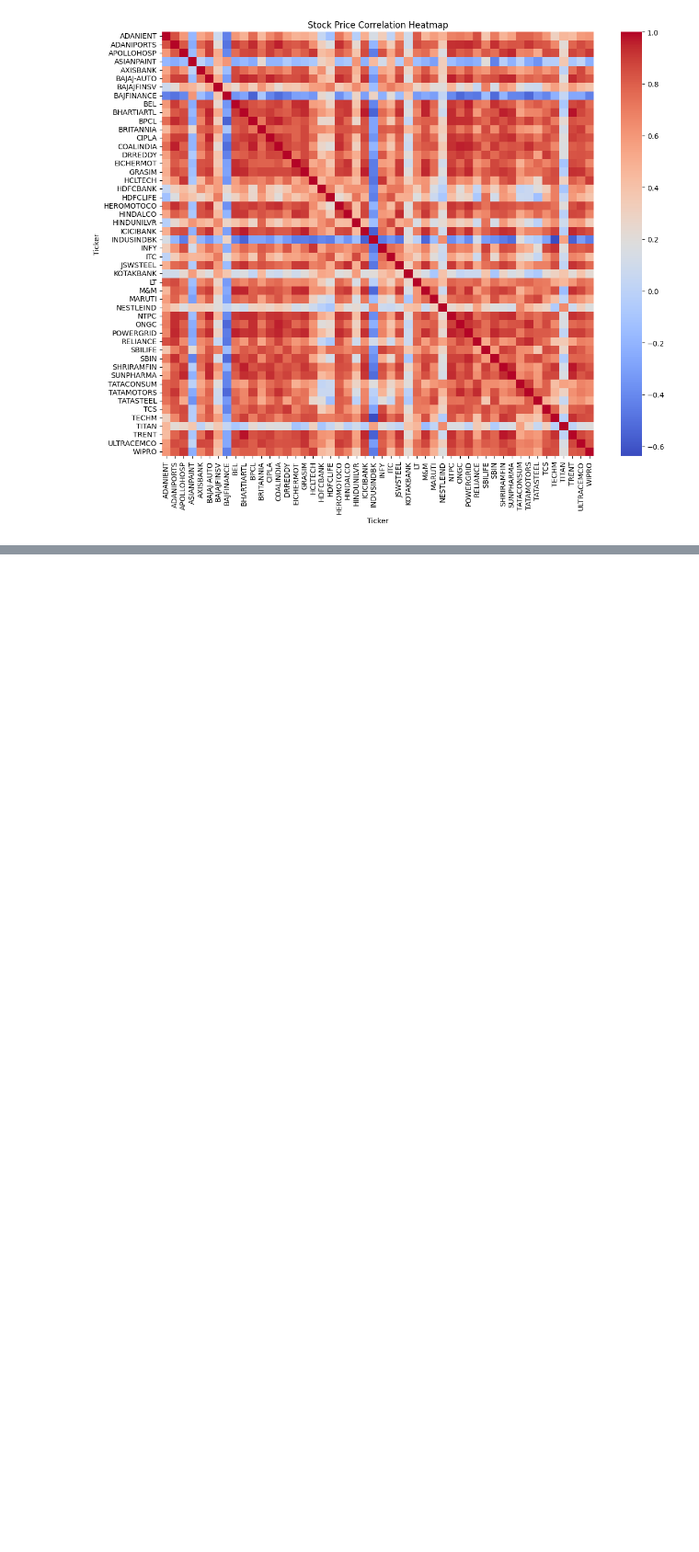
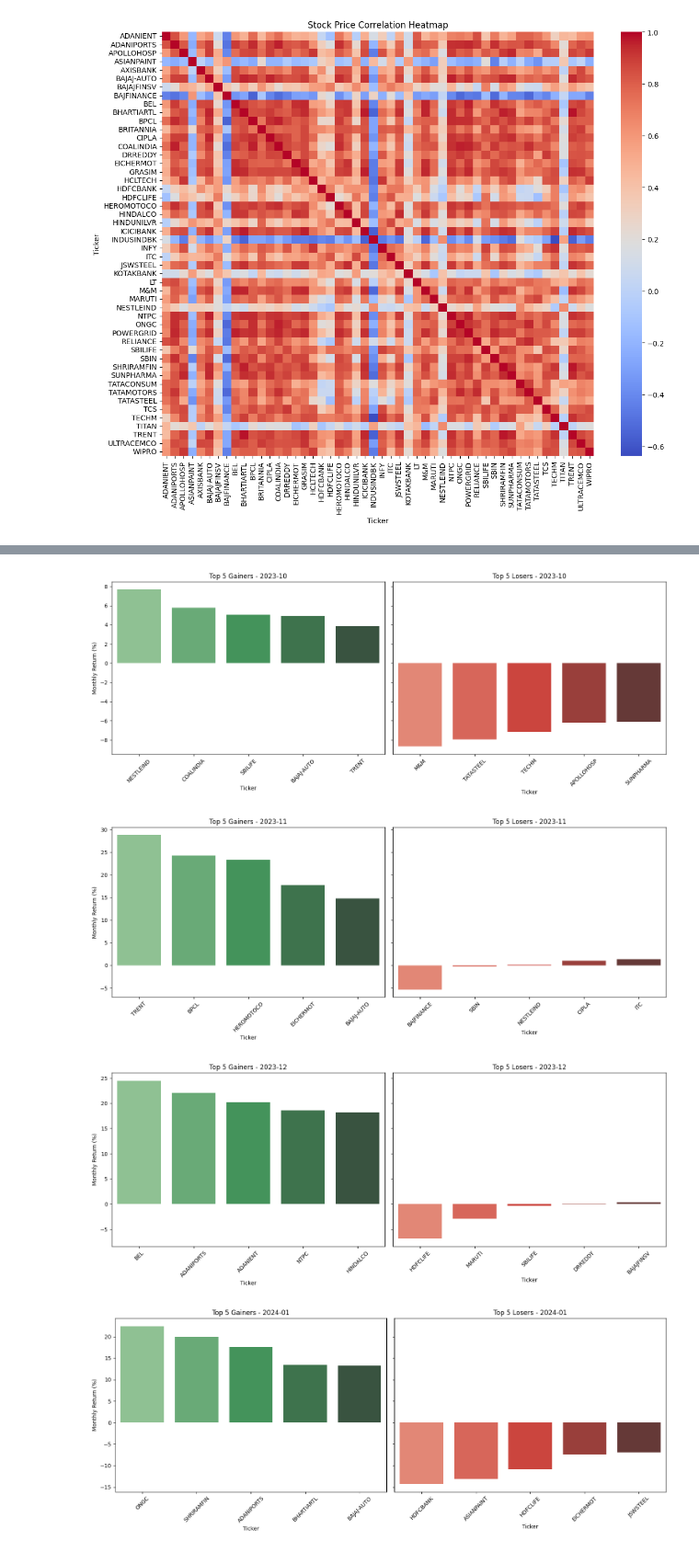
Before and after one commit to viswakimi/Data-Driven-Stock-Analysis, a Jupyter notebook: Stock_data_analysis.ipynb, the cells around one changed output, grey strips where cells are left out. Shown at 92% size. Drawn from its saved outputs; the diff is of its cells as text; code cells hidden in the pictures; blank space fills up the shorter version.

```diff
--- a/Stock_data_analysis.ipynb
+++ b/Stock_data_analysis.ipynb
@@ -549,0 +500,67 @@ for month in months:
+# %%
+query = """
+SELECT *FROM stock_data1
+"""
+df = pd.read_sql(query, engine)
+
+df['date'] = pd.to_datetime(df['date'], errors='coerce')
+
+df['month'] = df['date'].dt.to_period('M')
+
+monthly_data = df.groupby(['Ticker', 'month']).agg(
+        open=('open', 'first'),
+        close=('close', 'last')
+    ).reset_index()
+
+
+monthly_data['monthly_return'] = ((monthly_data['close'] - monthly_data['open']) /
+                                      monthly_data['open']) * 100
+
+
+monthly_data['month_str'] = monthly_data['month'].dt.strftime('%B %Y')
+monthly_data.to_csv('monthly_data.csv', index=False)
+
+months = monthly_data['month'].unique()
+
+combined_data = []
+
+for month in months:
+    month_data = monthly_data[monthly_data['month'] == month]
+
+    #  top 5 gainers and bottom 5 losers
+    top_5_gainers = month_data.nlargest(5, 'monthly_return')
+    top_5_losers = month_data.nsmallest(5, 'monthly_return')
+
+    top_5_gainers['Category'] = 'Top 5 Gainers'
+    top_5_losers['Category'] = 'Top 5 Losers'
+
+    combined_month_data = pd.concat([top_5_gainers, top_5_losers])
+
+    combined_data.append(combined_month_data)
+
+    fig, axes = plt.subplots(1, 2, figsize=(15, 6), sharey=True)
+
+    sns.barplot(x='Ticker', y='monthly_return', data=top_5_gainers, ax=axes[0], palette='Greens_d', hue='Ticker')
+    axes[0].set_title(f'Top 5 Gainers - {month}')
+    axes[0].set_xlabel('Ticker')
+    axes[0].set_ylabel('Monthly Return (%)')
+    axes[0].tick_params(axis='x', rotation=45)
+
+    # top bottom
+    sns.barplot(x='Ticker', y='monthly_return', data=top_5_losers, ax=axes[1], palette='Reds_d', hue='Ticker')
+    axes[1].set_title(f'Top 5 Losers - {month}')
+    axes[1].set_xlabel('Ticker')
+    axes[1].tick_params(axis='x', rotation=45)
+
+    plt.tight_layout()
+    # plt.savefig(f'gainers_losers_{month}.png')
+    plt.show()
+
+combined_final_data = pd.concat(combined_data, ignore_index=True)
+
+combined_final_data.to_csv('combined_top_bottom_data.csv', index=False)
+# %% [output]
+[figure, added]
+[figure, added]
+[figure, added]
+[figure, added]
```
Also changed, not shown: parts of 3 cells of this notebook, 2 other files.
